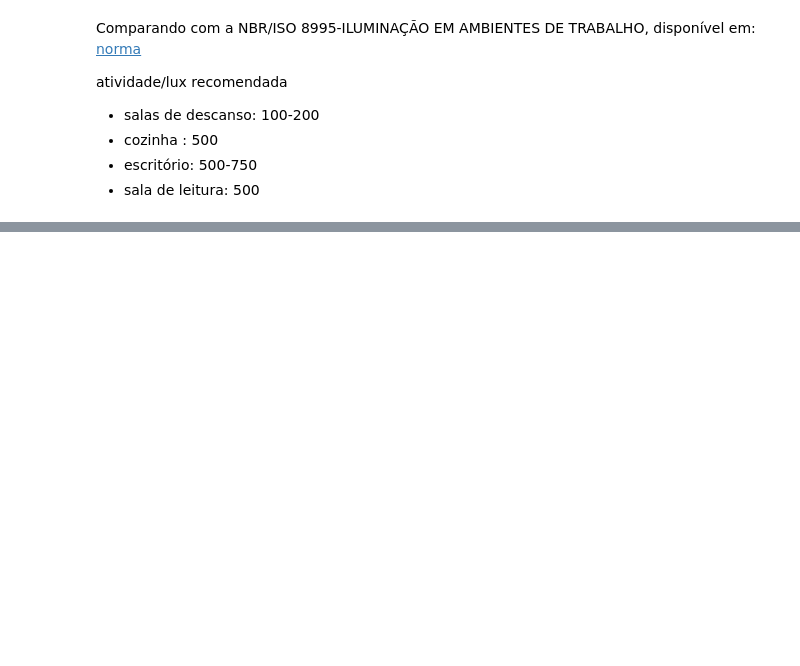
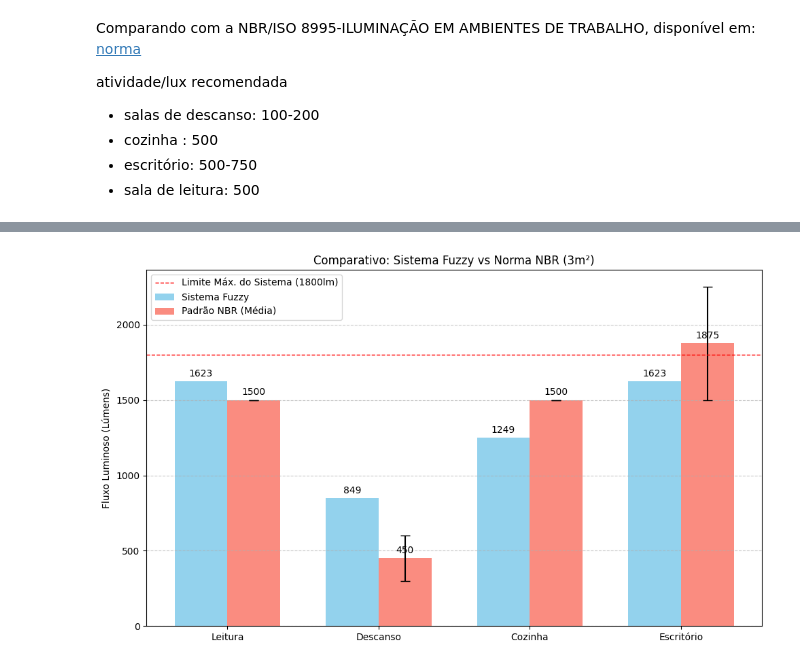
Before and after one commit to patriciacarvalhom/fuzzy, a Jupyter notebook: Notebook/fuzzy_skfuzzy.ipynb, the cells around one changed output, grey strips where cells are left out. Drawn from its saved outputs; the diff is of its cells as text; code cells hidden in the pictures; blank space fills up the shorter version.

```diff
--- a/Notebook/fuzzy_skfuzzy.ipynb
+++ b/Notebook/fuzzy_skfuzzy.ipynb
@@ -262,0 +295,18 @@ atividade/lux recomendada
+# %%
+
+area_ambiente = 3  # metros quadrados
+
+# Mapeamento: Nome da Atividade, ID na Fuzzy, Lux Mínimo NBR, Lux Máximo NBR
+cenarios = [
+    {"nome": "Leitura",   "id": 1, "lux_min": 500, "lux_max": 500},
+    {"nome": "Descanso",  "id": 2, "lux_min": 100, "lux_max": 200},
+    {"nome": "Cozinha",   "id": 4, "lux_min": 500, "lux_max": 500},
+    {"nome": "Escritório","id": 5, "lux_min": 500, "lux_max": 750}
+]
+
+# Listas para armazenar dados do gráfico
+nomes = []
+fuzzy_lumens = []
+nbr_target_lumens = [] # Média do alvo para a barra
+nbr_error_min = [] # Para a barra de erro
+nbr_error_max = [] # Para a barra de erro
@@ -262,0 +353,43 @@ atividade/lux recomendada
+# %%
+# 3. Plotar o Gráfico
+x = numpy.arange(len(nomes))
+width = 0.35
+
+fig, ax = plt.subplots(figsize=(10, 6))
+
+# Barra do Sistema Fuzzy
+rects1 = ax.bar(x - width/2, fuzzy_lumens, width, label='Sistema Fuzzy', color='skyblue', alpha=0.9)
+
+# Barra da Norma NBR (com barras de erro indicando o intervalo min-max)
+# yerr espera formato [[erros_abaiso], [erros_acima]]
+erro_formato = [nbr_error_min, nbr_error_max]
+rects2 = ax.bar(x + width/2, nbr_target_lumens, width, yerr=erro_formato, label='Padrão NBR (Média)', color='salmon', capsize=5, alpha=0.9)
+
+# Linha de limite do sistema (Seu universo vai até 1800)
+plt.axhline(y=1800, color='red', linestyle='--', linewidth=1, label='Limite Máx. do Sistema (1800lm)')
+
+# Textos e Labels
+ax.set_ylabel('Fluxo Luminoso (Lúmens)')
+ax.set_title(f'Comparativo: Sistema Fuzzy vs Norma NBR ({area_ambiente}m²)')
+ax.set_xticks(x)
+ax.set_xticklabels(nomes)
+ax.legend()
+ax.grid(axis='y', linestyle='--', alpha=0.7)
+
+# Função para adicionar labels em cima das barras
+def autolabel(rects):
+    for rect in rects:
+        height = rect.get_height()
+        ax.annotate(f'{int(height)}',
+                    xy=(rect.get_x() + rect.get_width() / 2, height),
+                    xytext=(0, 3),  # 3 points vertical offset
+                    textcoords="offset points",
+                    ha='center', va='bottom')
+
+autolabel(rects1)
+autolabel(rects2)
+
+plt.tight_layout()
+plt.show()
+# %% [output]
+[figure, added]
```
Also changed, not shown: parts of 8 cells of this notebook.
